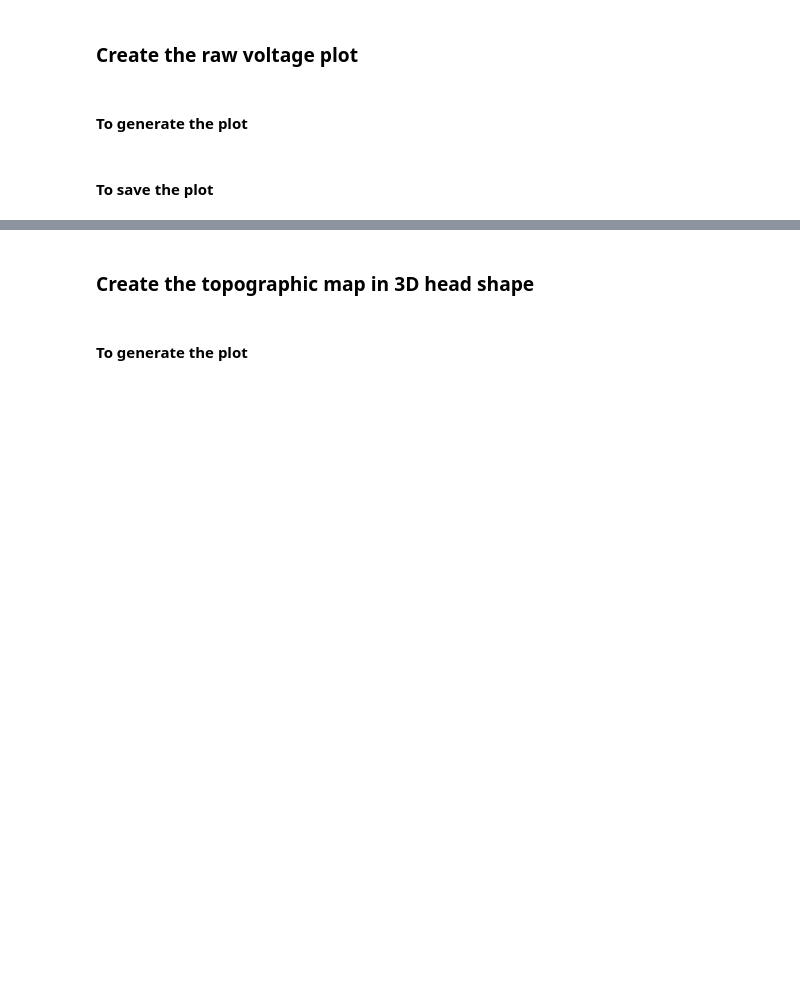
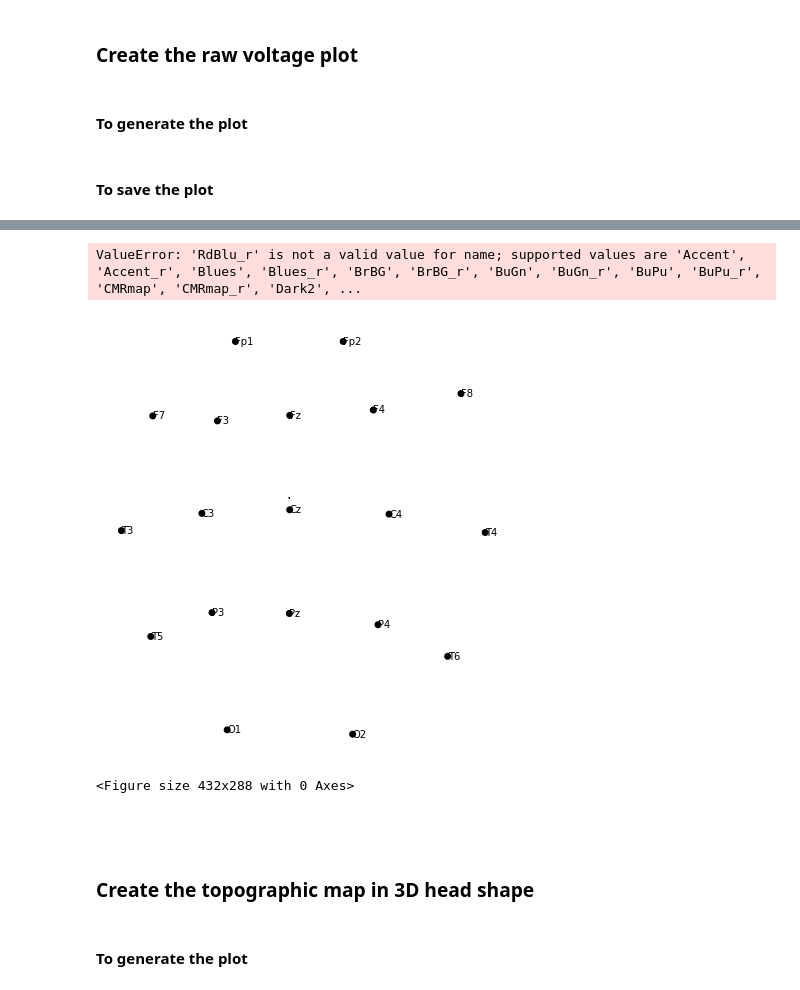
Before and after one commit to UBC-MDS/simpl_eeg_capstone, a Jupyter notebook: notebook/instructions.ipynb, the cells around one changed output, grey strips where cells are left out. Saved outputs shown, nothing was run; the diff lists cells and outputs as text; code cells hidden in the pictures; blank space fills up the shorter version.

```diff
--- a/notebook/instructions.ipynb
+++ b/notebook/instructions.ipynb
@@ -70,3 +103,11 @@ voltage_plot.savefig("voltage_plot.svg", format= 'svg')
+# %%
+conn_plot = connectivity.animate_connectivity(epoch, calc_type="correlation")
+# %% [output]
+ValueError: 'RdBlu_r' is not a valid value for name; supported values are 'Accent', 'Accent_r', 'Blues', 'Blues_r', 'BrBG', 'BrBG_r', 'BuGn', 'BuGn_r', 'BuPu', 'BuPu_r', 'CMRmap', 'CMRmap_r', 'Dark2', ...
+[figure, added]
+<Figure size 432x288 with 0 Axes>
+# %% [markdown]
+<br>
 # %% [markdown]
 ### Create the topographic map in 3D head shape
 # %% [markdown]
```
Also changed, not shown: parts of 14 cells of this notebook.
